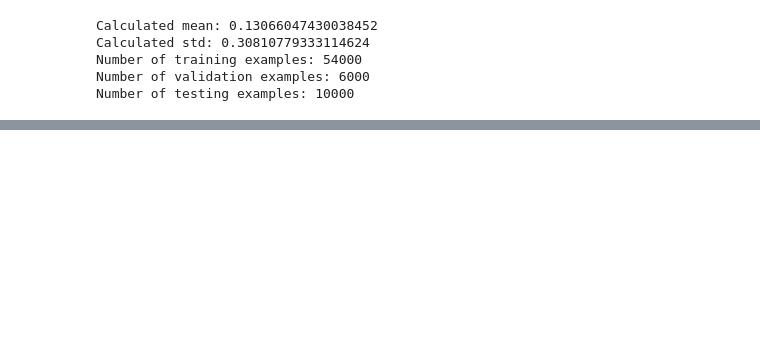
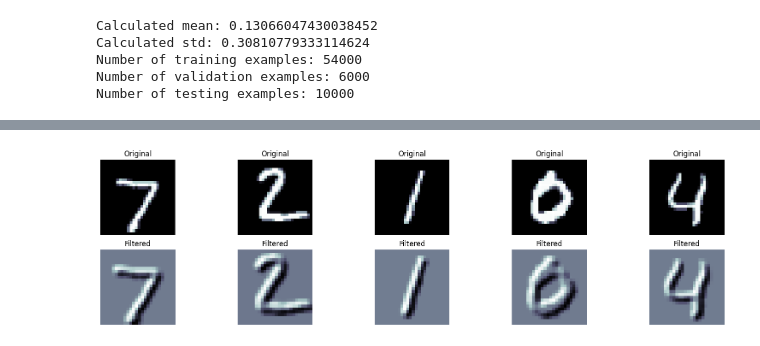
Before and after one commit to jaeheechillin3/pytorch_projects, a Jupyter notebook: lenet.ipynb, the cells around one changed output, grey strips where cells are left out. Cells and saved outputs as stored; diff of their text form; code cells hidden in the pictures; blank space fills up the shorter version.

```diff
--- a/lenet.ipynb
+++ b/lenet.ipynb
@@ -97,0 +144,8 @@ Number of testing examples: 10000
+# %%
+# detecting diagonal edges that point towards the top right
+diagonal_filter = [[-2, -1, 0],
+                   [-1, 0, 1],
+                   [0, 1, 2]]
+plot_filter(images, diagonal_filter)
+# %% [output]
+[figure, added]
```
Also changed, not shown: parts of 5 cells of this notebook.
